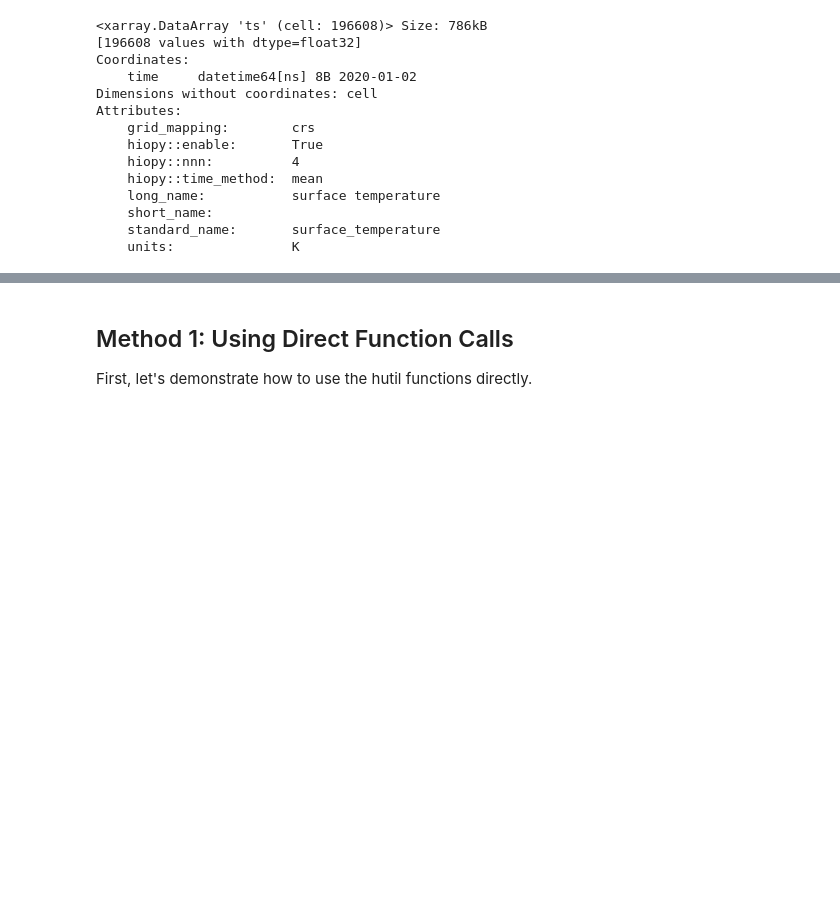
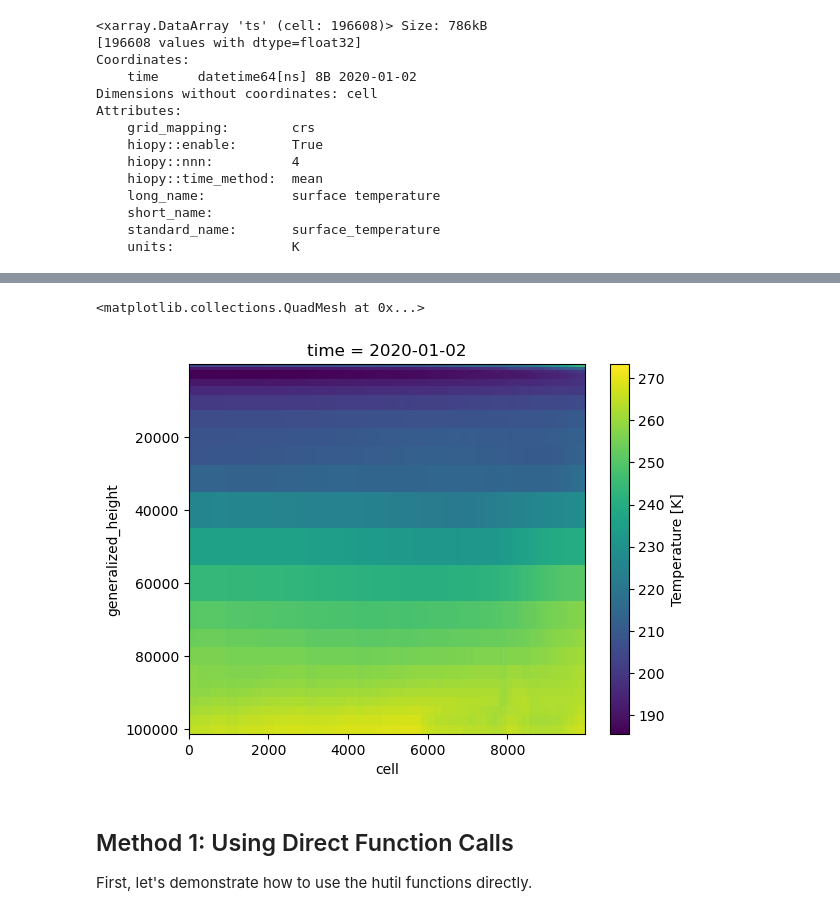
Before and after one commit to suvarchal/hutil, a Jupyter notebook: examples/notebooks/catalog_example.ipynb, the cells around one changed output, grey strips where cells are left out. Drawn from its saved outputs; the diff is of its cells as text; code cells hidden in the pictures; blank space fills up the shorter version.

```diff
--- a/examples/notebooks/catalog_example.ipynb
+++ b/examples/notebooks/catalog_example.ipynb
@@ -136,3 +136,12 @@ Attributes:
     short_name:
     standard_name:       surface_temperature
     units:               K
+# %%
+# Select a variable and time step
+var_name = "ta"  # Surface temperature
+time_idx = 0  # First time step
+
+print(f"Selecting variable '{var_name}' at time {ds.time.values[time_idx]}...")
+dta = ds[var_name].isel(time=time_idx)
+
+dta
@@ -139,3 +184,8 @@ Attributes:
+# %%
+dta.hutil.select_at_points(latlon).plot(yincrease=False)
+# %% [output]
+<matplotlib.collections.QuadMesh at 0x...>
+[figure, added]
 # %% [markdown]
 ## Method 1: Using Direct Function Calls
 
```
Also changed, not shown: parts of 5 cells of this notebook.
